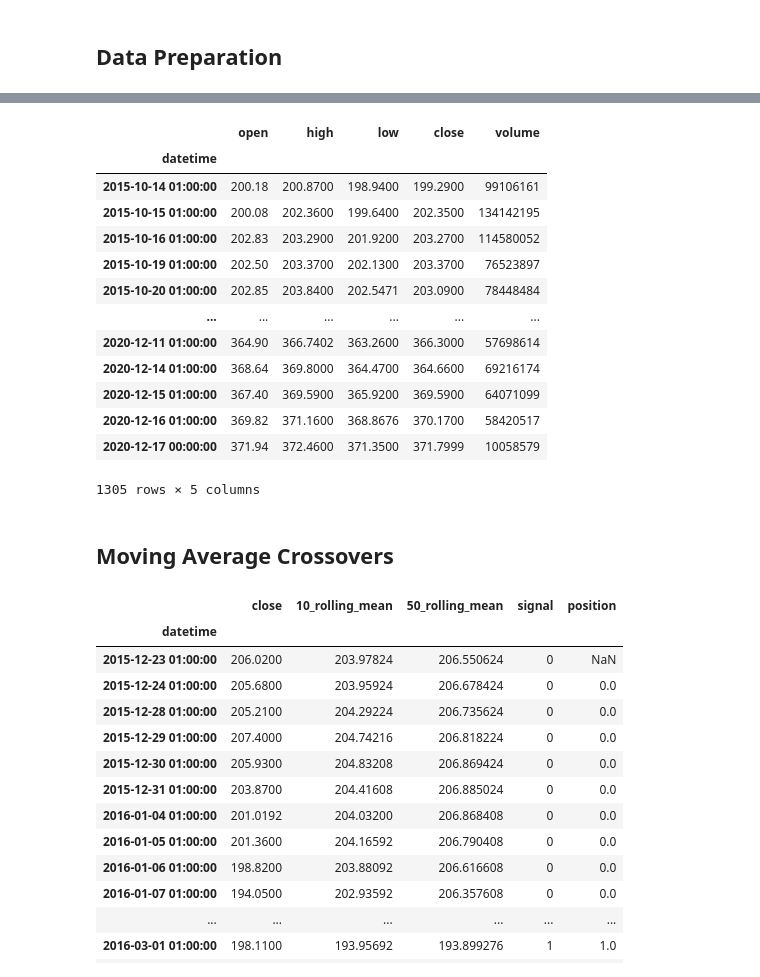
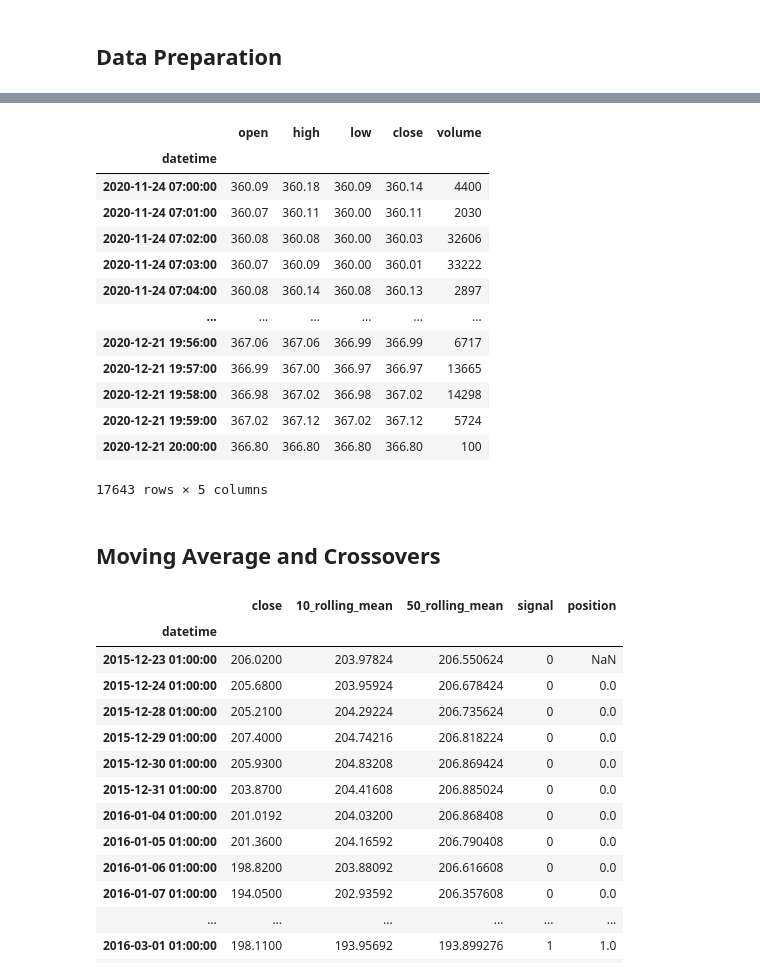
Before and after one commit to yunghanjeong/fitsnbits, a Jupyter notebook: notebooks/arima_auto_model.ipynb, the cells around one changed output, grey strips where cells are left out. Saved outputs shown, nothing was run; the diff lists cells and outputs as text; code cells hidden in the pictures.

```diff
--- a/notebooks/arima_auto_model.ipynb
+++ b/notebooks/arima_auto_model.ipynb
@@ -25,0 +272,5 @@ import matplotlib.pyplot as plt
+# %%
+second_df = tda.get_price_history(symbol,
+                      frequency=1,
+                      frequencyType="minute",
+                      endDate=import_df.index[0])
@@ -26 +297,18 @@ import matplotlib.pyplot as plt
+# %%
+pd.concat([second_df, import_df])
+# %% [output]
+|  | open | high | low | close | volume |
+| datetime |  |  |  |  |  |
+| 2020-11-24 07:00:00 | 360.09 | 360.18 | 360.09 | 360.14 | 4400 |
+| 2020-11-24 07:01:00 | 360.07 | 360.11 | 360.00 | 360.11 | 2030 |
+| 2020-11-24 07:02:00 | 360.08 | 360.08 | 360.00 | 360.03 | 32606 |
+| 2020-11-24 07:03:00 | 360.07 | 360.09 | 360.00 | 360.01 | 33222 |
+| 2020-11-24 07:04:00 | 360.08 | 360.14 | 360.08 | 360.13 | 2897 |
+| ... | ... | ... | ... | ... | ... |
+| 2020-12-21 19:56:00 | 367.06 | 367.06 | 366.99 | 366.99 | 6717 |
+| 2020-12-21 19:57:00 | 366.99 | 367.00 | 366.97 | 366.97 | 13665 |
+| 2020-12-21 19:58:00 | 366.98 | 367.02 | 366.98 | 367.02 | 14298 |
+| 2020-12-21 19:59:00 | 367.02 | 367.12 | 367.02 | 367.12 | 5724 |
+| 2020-12-21 20:00:00 | 366.80 | 366.80 | 366.80 | 366.80 | 100 |
+17643 rows × 5 columns
 # %%
@@ -41,22 +331,5 @@ stock_df.drop(columns="datetime", inplace=True)
-# %%
-stock_df
-# %% [output]
-|  | open | high | low | close | volume |
-| datetime |  |  |  |  |  |
-| 2015-10-14 01:00:00 | 200.18 | 200.8700 | 198.9400 | 199.2900 | 99106161 |
-| 2015-10-15 01:00:00 | 200.08 | 202.3600 | 199.6400 | 202.3500 | 134142195 |
-| 2015-10-16 01:00:00 | 202.83 | 203.2900 | 201.9200 | 203.2700 | 114580052 |
-| 2015-10-19 01:00:00 | 202.50 | 203.3700 | 202.1300 | 203.3700 | 76523897 |
-| 2015-10-20 01:00:00 | 202.85 | 203.8400 | 202.5471 | 203.0900 | 78448484 |
-| ... | ... | ... | ... | ... | ... |
-| 2020-12-11 01:00:00 | 364.90 | 366.7402 | 363.2600 | 366.3000 | 57698614 |
-| 2020-12-14 01:00:00 | 368.64 | 369.8000 | 364.4700 | 364.6600 | 69216174 |
-| 2020-12-15 01:00:00 | 367.40 | 369.5900 | 365.9200 | 369.5900 | 64071099 |
-| 2020-12-16 01:00:00 | 369.82 | 371.1600 | 368.8676 | 370.1700 | 58420517 |
-| 2020-12-17 00:00:00 | 371.94 | 372.4600 | 371.3500 | 371.7999 | 10058579 |
-1305 rows × 5 columns
 # %% [markdown]
-## Moving Average Crossovers
+## Moving Average and Crossovers
 # %%
 test_data_df = stock_df.close
 rolling_days = [10, 50]
```
Also changed, not shown: parts of 31 cells of this notebook, 15 other files.
